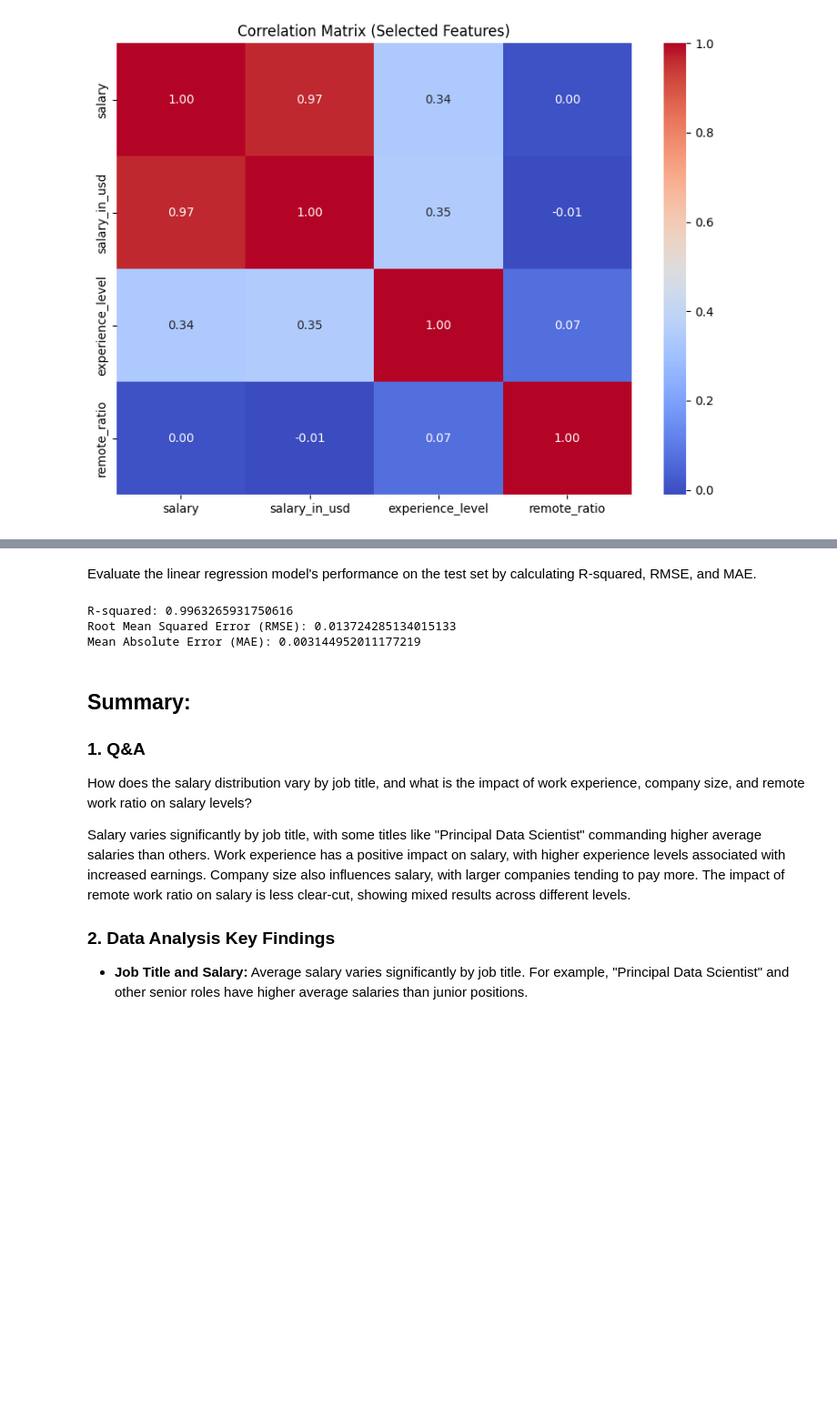
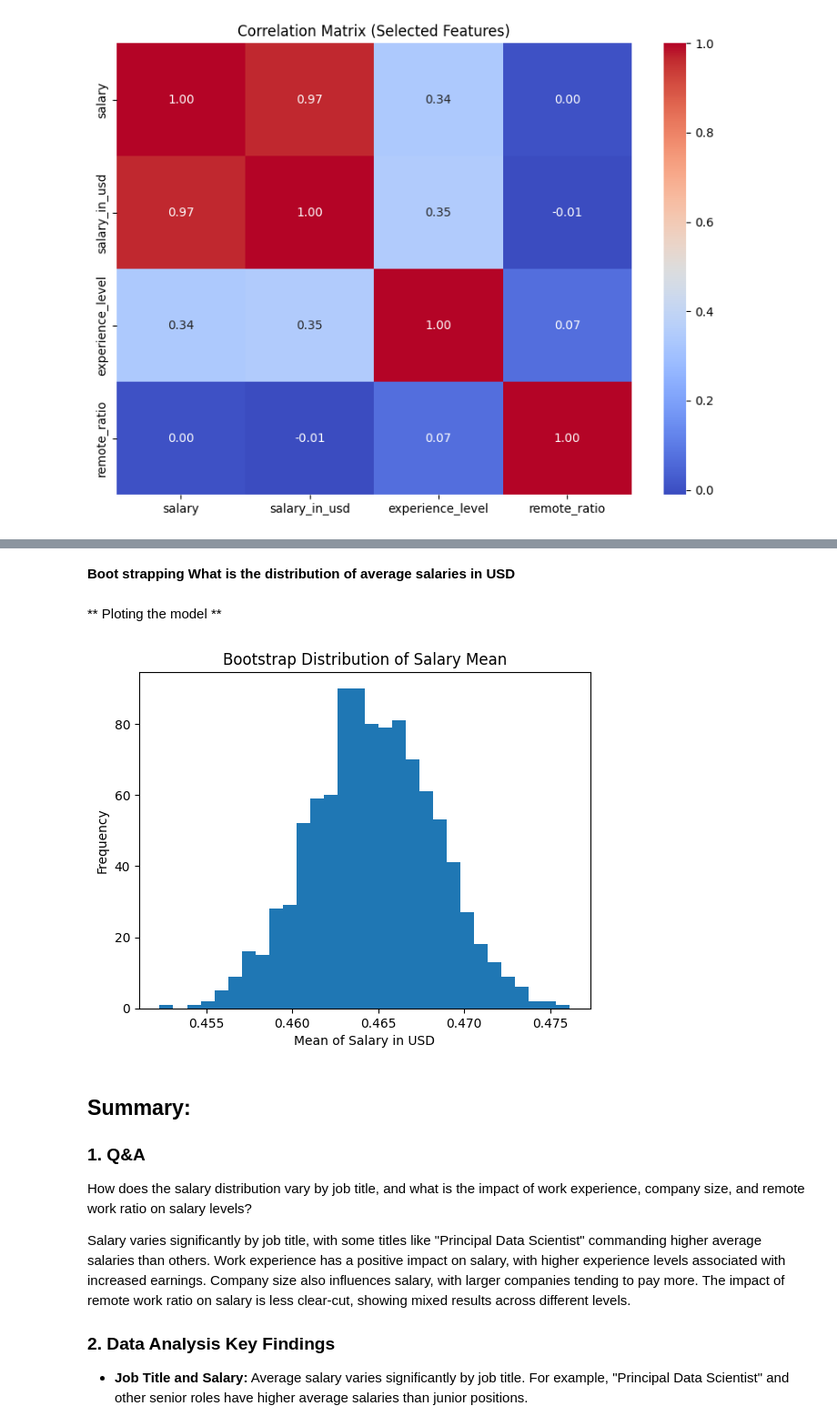
Before and after one commit to edefang/Eyong, a Jupyter notebook: Untitled5.ipynb, the cells around one changed output, grey strips where cells are left out. Shown: that part at 91% size. Cells and saved outputs as stored; diff of their text form; code cells hidden in the pictures; blank space fills up the shorter version.

```diff
--- a/Untitled5.ipynb
+++ b/Untitled5.ipynb
@@ -329,10 +320,0 @@ Split the data into training and testing sets and create a bootstrap sample.
-# %%
-from sklearn.model_selection import train_test_split
-
-# Split data into training and testing sets
-X = df_encoded.drop('salary', axis=1)
-y = df_encoded['salary']
-X_train, X_test, y_train, y_test = train_test_split(X, y, test_size=0.1, random_state=42)
-
-# Create a 10% random sample of the training set for bootstrapping
-df_bootstrap = X_train.sample(frac=0.1, random_state=42)
@@ -376,25 +321,25 @@ print(lr_model.coef_)
-# %% [markdown]
-Evaluate the linear regression model's performance on the test set by calculating R-squared, RMSE, and MAE.
-# %%
-from sklearn.metrics import r2_score, mean_squared_error, mean_absolute_error
-import numpy as np
-
-# Make predictions on the test set
-y_pred = lr_model.predict(X_test)
-
-# Calculate evaluation metrics
-r2 = r2_score(y_test, y_pred)
-rmse = np.sqrt(mean_squared_error(y_test, y_pred))
-mae = mean_absolute_error(y_test, y_pred)
-
-# Print the evaluation metrics
-print(f"R-squared: {r2}")
-print(f"Root Mean Squared Error (RMSE): {rmse}")
-print(f"Mean Absolute Error (MAE): {mae}")
-# %% [output]
-R-squared: 0.9963265931750616
-Root Mean Squared Error (RMSE): 0.013724285134015133
-Mean Absolute Error (MAE): 0.003144952011177219
+# %% [markdown]
+**Boot strapping What is the distribution of average salaries in USD**
+# %%
+num_iterations = 1000
+bootstrap_statistics = []
+
+for _ in range(num_iterations):
+    bootstrap_sample = X_train.sample(frac=0.1, replace=True)
+    bootstrap_statistic = bootstrap_sample['salary_in_usd'].mean()
+    bootstrap_statistics.append(bootstrap_statistic)
+
+bootstrap_statistics = np.array(bootstrap_statistics)
+# %% [markdown]
+**  Ploting the model **
+# %%
+plt.hist(bootstrap_statistics, bins=30)
+plt.xlabel('Mean of Salary in USD')
+plt.ylabel('Frequency')
+plt.title('Bootstrap Distribution of Salary Mean')
+plt.show()
+# %% [output]
+[figure, added]
 # %% [markdown]
 ## Summary:
 
```
Also changed, not shown: parts of 7 cells of this notebook.
